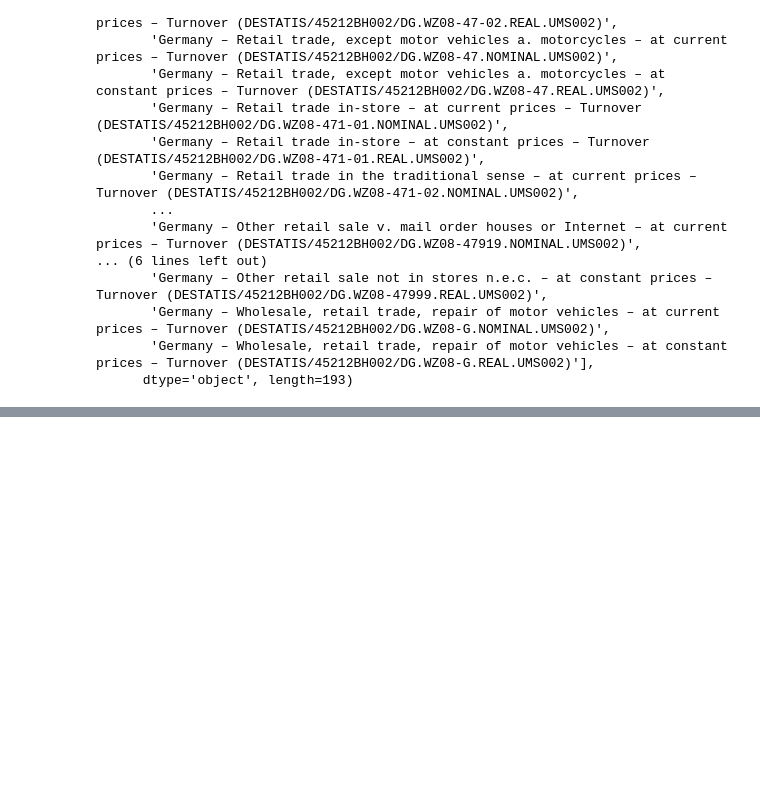
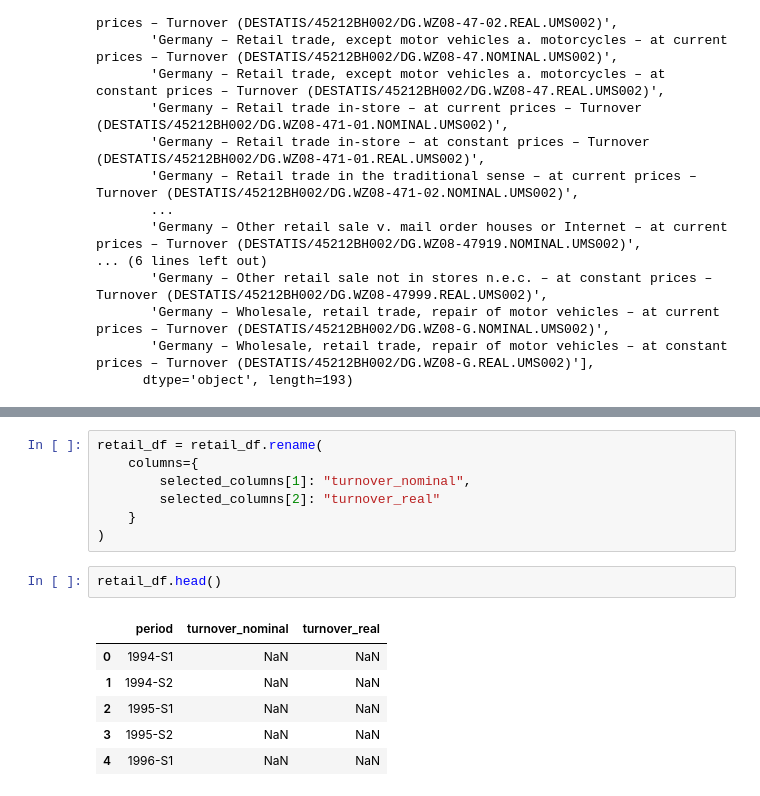
Before and after one commit to dubeykrish0307/GermanBusinessDataAutopsy, a Jupyter notebook: Notebooks/01_data_ingestion.ipynb, the cells around one changed output, grey strips where cells are left out. Drawn from its saved outputs; the diff is of its cells as text; blank space fills up the shorter version.

```diff
--- a/Notebooks/01_data_ingestion.ipynb
+++ b/Notebooks/01_data_ingestion.ipynb
@@ -39,0 +60,16 @@ Index(['period',
+# %%
+retail_df = retail_df.rename(
+    columns={
+        selected_columns[1]: "turnover_nominal",
+        selected_columns[2]: "turnover_real"
+    }
+)
+# %%
+retail_df.head()
+# %% [output]
+|  | period | turnover_nominal | turnover_real |
+| 0 | 1994-S1 | NaN | NaN |
+| 1 | 1994-S2 | NaN | NaN |
+| 2 | 1995-S1 | NaN | NaN |
+| 3 | 1995-S2 | NaN | NaN |
+| 4 | 1996-S1 | NaN | NaN |
```
Also changed, not shown: parts of 9 cells of this notebook.
